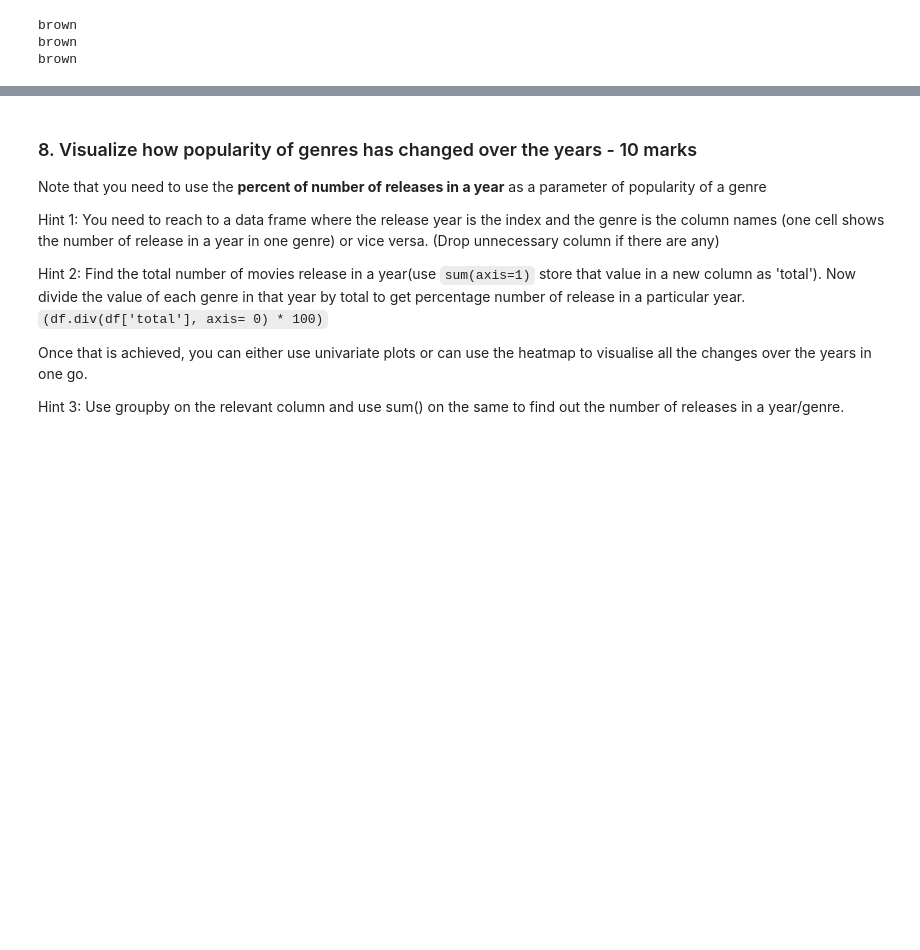
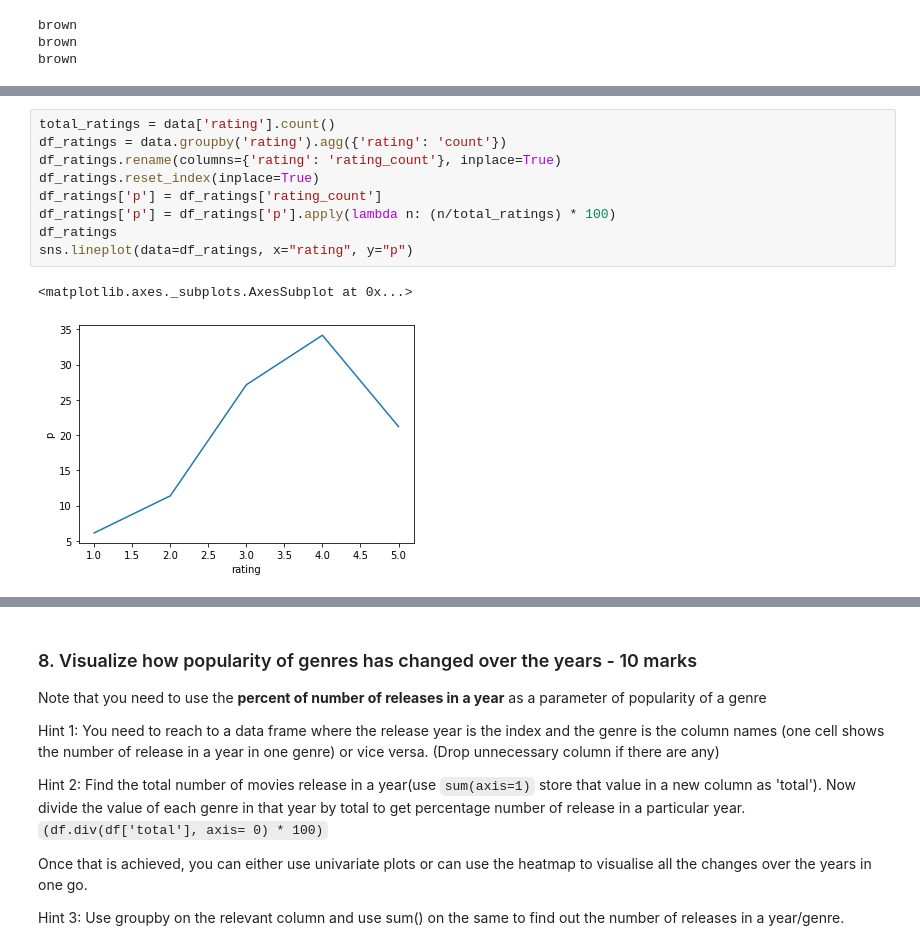
Before and after one commit to vasantbala/ML_AL_Course, a Jupyter notebook: 4_Project/MovieLens Project Questions.ipynb, the cells around one changed output, grey strips where cells are left out. Cells and saved outputs as stored; diff of their text form; blank space fills up the shorter version.

```diff
--- a/4_Project/MovieLens Project Questions.ipynb
+++ b/4_Project/MovieLens Project Questions.ipynb
@@ -238,0 +272,12 @@ brown
+# %%
+total_ratings = data['rating'].count()
+df_ratings = data.groupby('rating').agg({'rating': 'count'})
+df_ratings.rename(columns={'rating': 'rating_count'}, inplace=True)
+df_ratings.reset_index(inplace=True)
+df_ratings['p'] = df_ratings['rating_count']
+df_ratings['p'] = df_ratings['p'].apply(lambda n: (n/total_ratings) * 100)
+df_ratings
+sns.lineplot(data=df_ratings, x="rating", y="p")
+# %% [output]
+<matplotlib.axes._subplots.AxesSubplot at 0x...>
+[figure, added]
```
Also changed, not shown: parts of 36 cells of this notebook, 4 other files.
